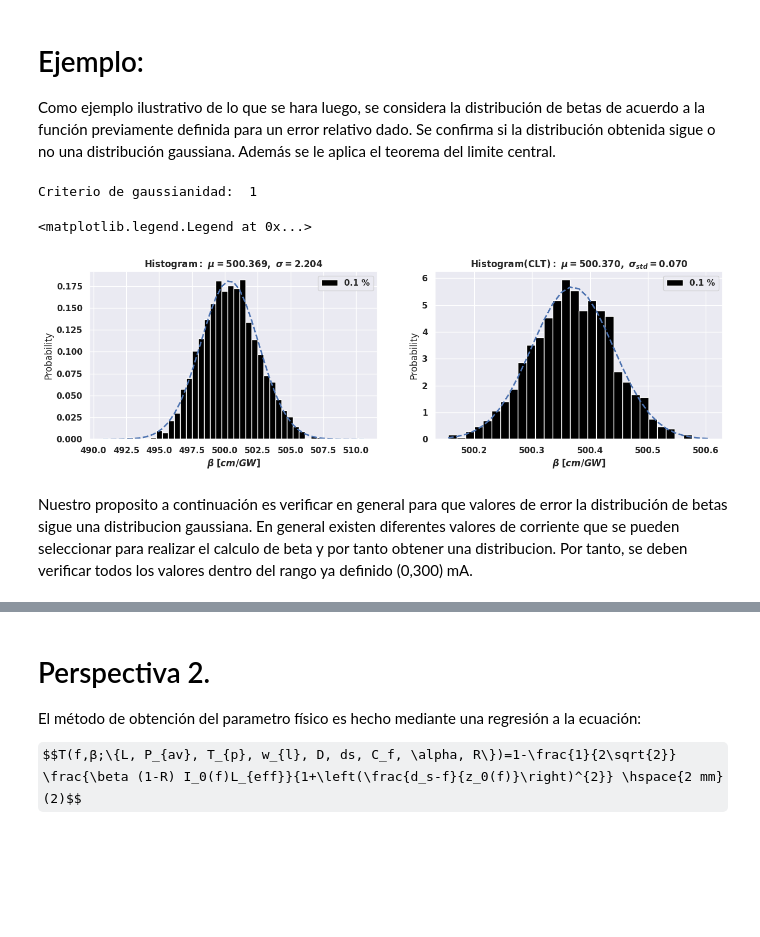
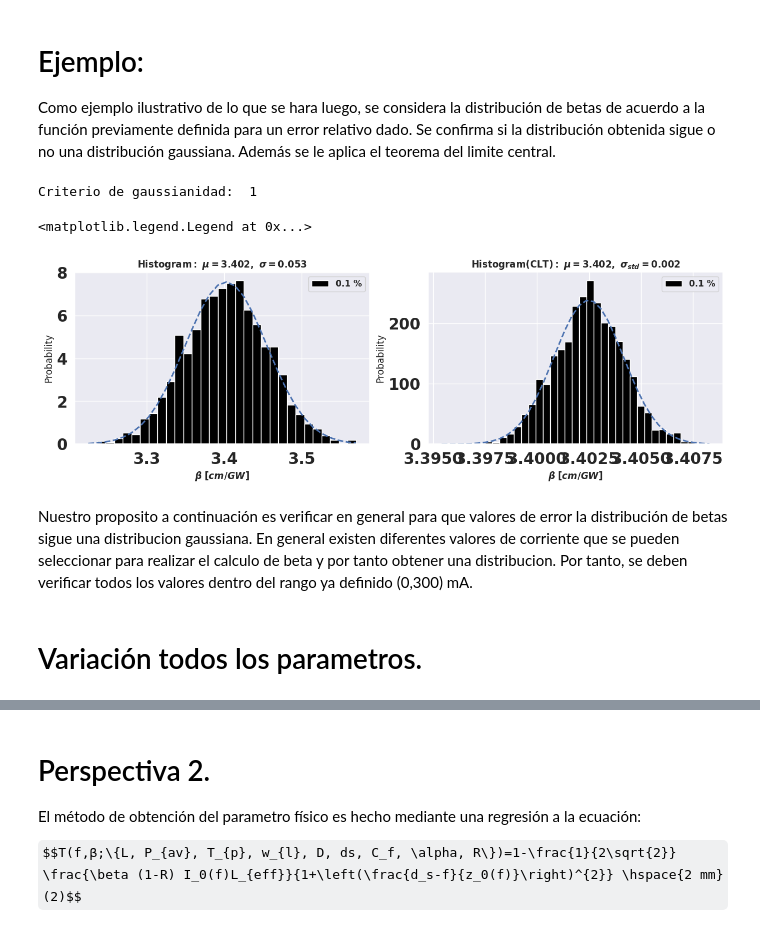
Before and after one commit to EstebanM-98/University_codes, a Jupyter notebook: TPA/ver_Gauss.ipynb, the cells around one changed output, grey strips where cells are left out. Saved outputs shown, nothing was run; the diff lists cells and outputs as text; code cells hidden in the pictures; some formulas as TeX source; blank space fills up the shorter version.

```diff
--- a/TPA/ver_Gauss.ipynb
+++ b/TPA/ver_Gauss.ipynb
@@ -106,34 +139,3 @@ En esta perspectiva se cuenta con la siguiente ecuación que da el parametro fí
 $$\beta=\left[\frac{1}{2\sqrt{2}} \frac{(1-R) I_0(f)L_{eff}}{1+\left(\frac{d_s-f}{z_0(f)}\right)^{2}} \right]^{-1}\left[1-T(f,β;\{L, P_{av}, T_{p}, w_{l}, D, ds, C_f, \alpha, R\})\right] \hspace{2 mm} (1)$$
 
 A continuación fijamos los parametros del experimento que asumiremos como reales:
-# %%
-fig=plt.figure(figsize=(14,5))
-
-######################## PARAMETROS QUE SE ASUMEN COMO LOS REALES
-focal=1e-2*np.linspace(4,20,100)#focal distance [m]
-beta = 500e-11 # TPA seed in (m/W )
-L= 0.70e-3 # thickness in (m).
-Pavg = 95e-3# Average power in (W)
-Tp = 2e-9 # pulse width FWHM in (s)
-wl = 1063.5e-9 #central wavelength in (m)
-D = 1.5e-3 # beam diameter in (m)
-ds = 100e-3# Distance EFTL-sample (m)a
-Cf = 1.1 # beam correction coeff
-alfa = 975 # linear absorption in (1/m)
-R =0.33 # reflection percentage
-freq = 11e3 #Frecuencia en HZ
-
-
-T=list(fscanTH2(focal,beta,L,Pavg,Tp,wl,D,ds,Cf,alfa,R,freq)) #Señal simulada
-val_min=min(T)
-index=T.index(min(T))
-#Td= np.gradient(T)
-#Pavg=Pavg+0.05*Pavg
-#L=L+0.05*L
-#ds=ds+0.05*ds7
-plt.subplot(122)
-plt.plot(focal*100,T,'--ko',label='simulated signal')
-#plt.plot(corriente,Td,'--ro',label='derivada')
-plt.ylabel('T',fontsize=20)
-plt.xlabel('focal distance[cm]',fontsize=20)
-plt.legend()
@@ -200,42 +201,45 @@ Como ejemplo ilustrativo de lo que se hara luego, se considera la distribución
 # %%
 f=plt.figure(figsize=(15,4))
 
+params=np.ones(12)
 plt.subplot(121)
 er_r=0.1
-beta_hist=np.array(dist_betas(2000,er_r,index))
+beta_hist=np.array(dist_betas(2000,er_r,index,params))
 print('Criterio de gaussianidad: ',confirm_gauss(beta_hist))
 (mu, sigma) = norm.fit(beta_hist)
 n, bins, patches =plt.hist(beta_hist,bins='fd',density=True,color='black',label=str(er_r)+' %')
 y = norm.pdf( bins, mu, sigma)
 l = plt.plot(bins, y, 'b--', linewidth=2)
 plt.ylabel('Probability')
 plt.xlabel(r'$\beta$ $[cm/GW]$')
 plt.title(r'$\mathrm{Histogram:}\ \mu=%.3f,\ \sigma=%.3f$' %(mu, sigma))
 plt.grid(True)
 plt.legend()
 
 
 plt.subplot(122)
 
 beta_hist=central(beta_hist,1000)
 error=(round(np.std(beta_hist,ddof=1)/np.sqrt(len(beta_hist)),1))
 (mu, sigma) = norm.fit(beta_hist)
 n, bins, patches =plt.hist(beta_hist,bins='fd',density=True,color='black',label=str(er_r)+' %')
 
 # add a 'best fit' line
 y = norm.pdf( bins, mu, sigma)
 l = plt.plot(bins, y, 'b--', linewidth=2)
 plt.ylabel('Probability')
 plt.xlabel(r'$\beta$ $[cm/GW]$')
 plt.title(r'$\mathrm{Histogram(CLT):}\ \mu=%.3f,\ \sigma_{std}=%.3f$' %(mu, sigma))
 plt.grid(True)
 plt.legend()
 # %% [output]
 Criterio de gaussianidad:  1
 <matplotlib.legend.Legend at 0x...>
-[figure, old version]
+[figure, new version]
 # %% [markdown]
 Nuestro proposito a continuación es verificar en general para que valores de error la distribución de betas sigue una distribucion gaussiana. En general existen diferentes valores de corriente que se pueden seleccionar para realizar el calculo de beta y por tanto obtener una distribucion. Por tanto, se deben verificar todos los valores dentro del rango ya definido (0,300) mA.
+# %% [markdown]
+# Variación todos los parametros.
 # %%
 beta_med=[]
 beta_sig=[]
```
Also changed, not shown: parts of 26 cells of this notebook, 8 other files.
